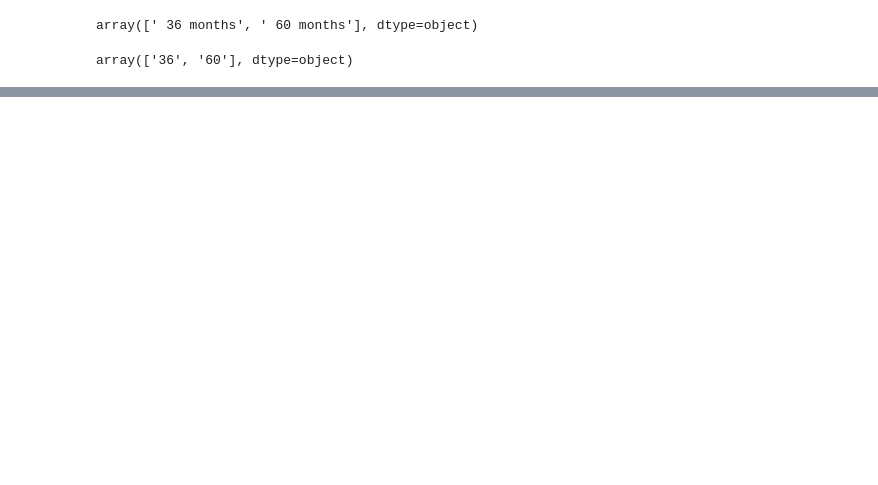
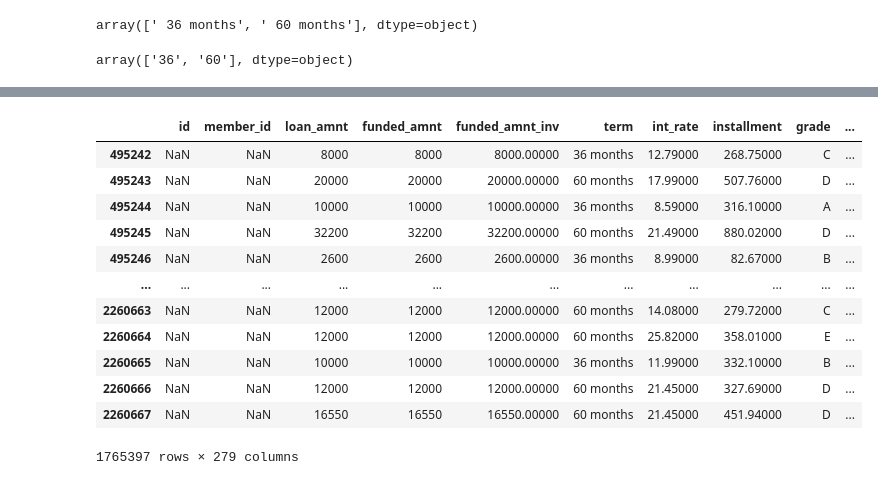
Before and after one commit to Chiaope/Credit-Risk-Modelling, a Jupyter notebook: credit_risk_modelling.ipynb, the cells around one changed output, grey strips where cells are left out. Saved outputs shown, nothing was run; the diff lists cells and outputs as text; code cells hidden in the pictures; blank space fills up the shorter version.

```diff
--- a/credit_risk_modelling.ipynb
+++ b/credit_risk_modelling.ipynb
@@ -203,12 +214,30 @@ loan_data['emp_length_int'].isnull().sum()
 # %%
-loan_data['mths_since_earliest_cr_line'].fillna(0, inplace=True)
-loan_data['acc_now_delinq'].fillna(0, inplace=True)
-loan_data['total_acc'].fillna(0, inplace=True)
-loan_data['pub_rec'].fillna(0, inplace=True)
-loan_data['open_acc'].fillna(0, inplace=True)
-loan_data['inq_last_6mths'].fillna(0, inplace=True)
-loan_data['delinq_2yrs'].fillna(0, inplace=True)
-loan_data['emp_length_int'].fillna(0, inplace=True)
+fillna_dict = {
+    'mths_since_earliest_cr_line': 0,
+    'acc_now_delinq': 0,
+    'total_acc': 0,
+    'pub_rec': 0,
+    'open_acc': 0,
+    'inq_last_6mths': 0,
+    'delinq_2yrs': 0,
+    'emp_length_int': 0,
+}
+
+loan_data.fillna(value=fillna_dict)
+# %% [output]
+|  | id | member_id | loan_amnt | funded_amnt | funded_amnt_inv | term | int_rate | installment | grade | ... |
+| 495242 | NaN | NaN | 8000 | 8000 | 8000.00000 | 36 months | 12.79000 | 268.75000 | C | ... |
+| 495243 | NaN | NaN | 20000 | 20000 | 20000.00000 | 60 months | 17.99000 | 507.76000 | D | ... |
+| 495244 | NaN | NaN | 10000 | 10000 | 10000.00000 | 36 months | 8.59000 | 316.10000 | A | ... |
+| 495245 | NaN | NaN | 32200 | 32200 | 32200.00000 | 60 months | 21.49000 | 880.02000 | D | ... |
+| 495246 | NaN | NaN | 2600 | 2600 | 2600.00000 | 36 months | 8.99000 | 82.67000 | B | ... |
+| ... | ... | ... | ... | ... | ... | ... | ... | ... | ... | ... |
+| 2260663 | NaN | NaN | 12000 | 12000 | 12000.00000 | 60 months | 14.08000 | 279.72000 | C | ... |
+| 2260664 | NaN | NaN | 12000 | 12000 | 12000.00000 | 60 months | 25.82000 | 358.01000 | E | ... |
+| 2260665 | NaN | NaN | 10000 | 10000 | 10000.00000 | 36 months | 11.99000 | 332.10000 | B | ... |
+| 2260666 | NaN | NaN | 12000 | 12000 | 12000.00000 | 60 months | 21.45000 | 327.69000 | D | ... |
+| 2260667 | NaN | NaN | 16550 | 16550 | 16550.00000 | 60 months | 21.45000 | 451.94000 | D | ... |
+1765397 rows × 279 columns
 # %%
 loan_data['emp_length_int'].isnull().sum()
 # %% [output]
```
Also changed, not shown: parts of 56 cells of this notebook, 2 other files.
